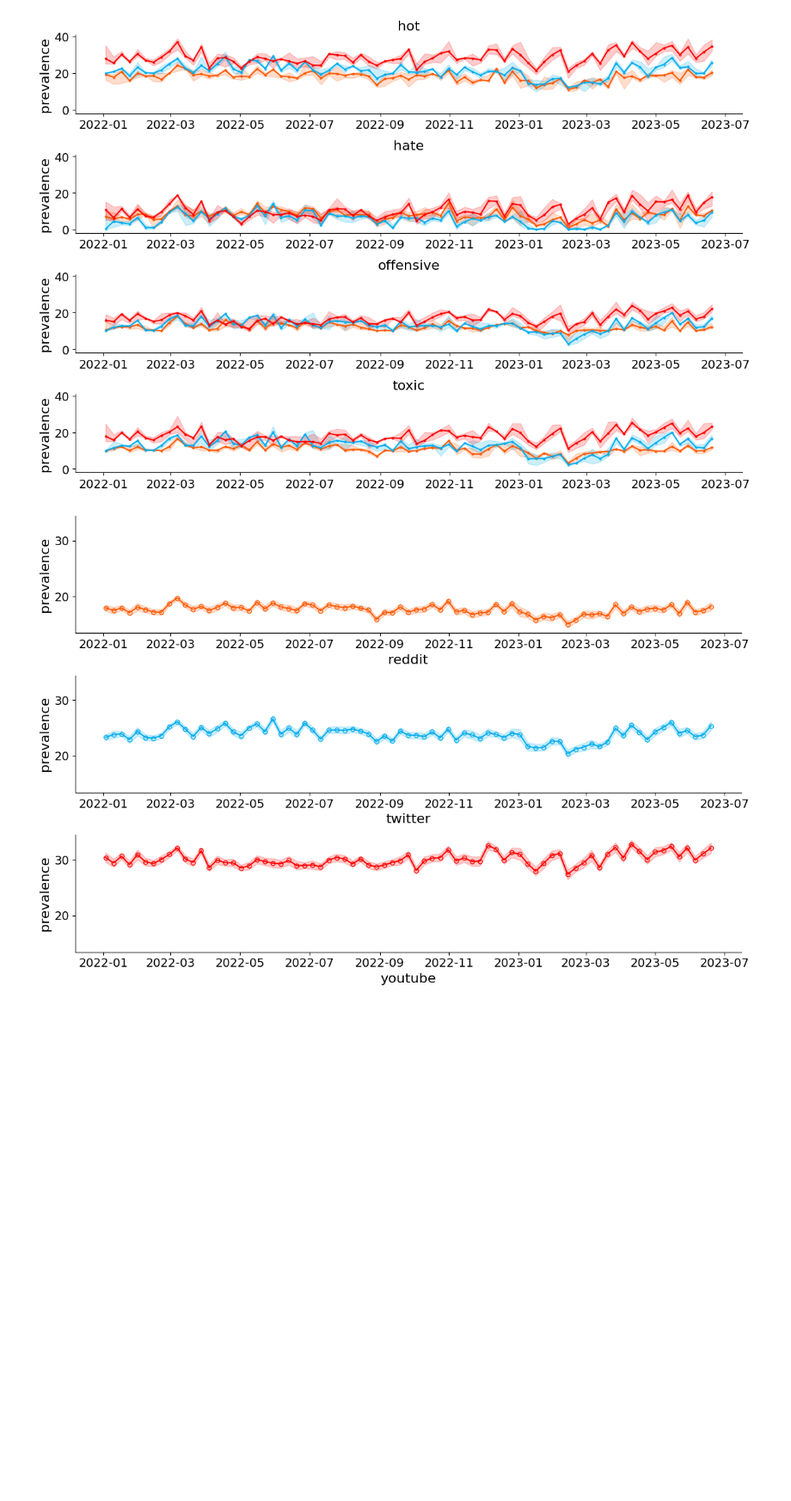
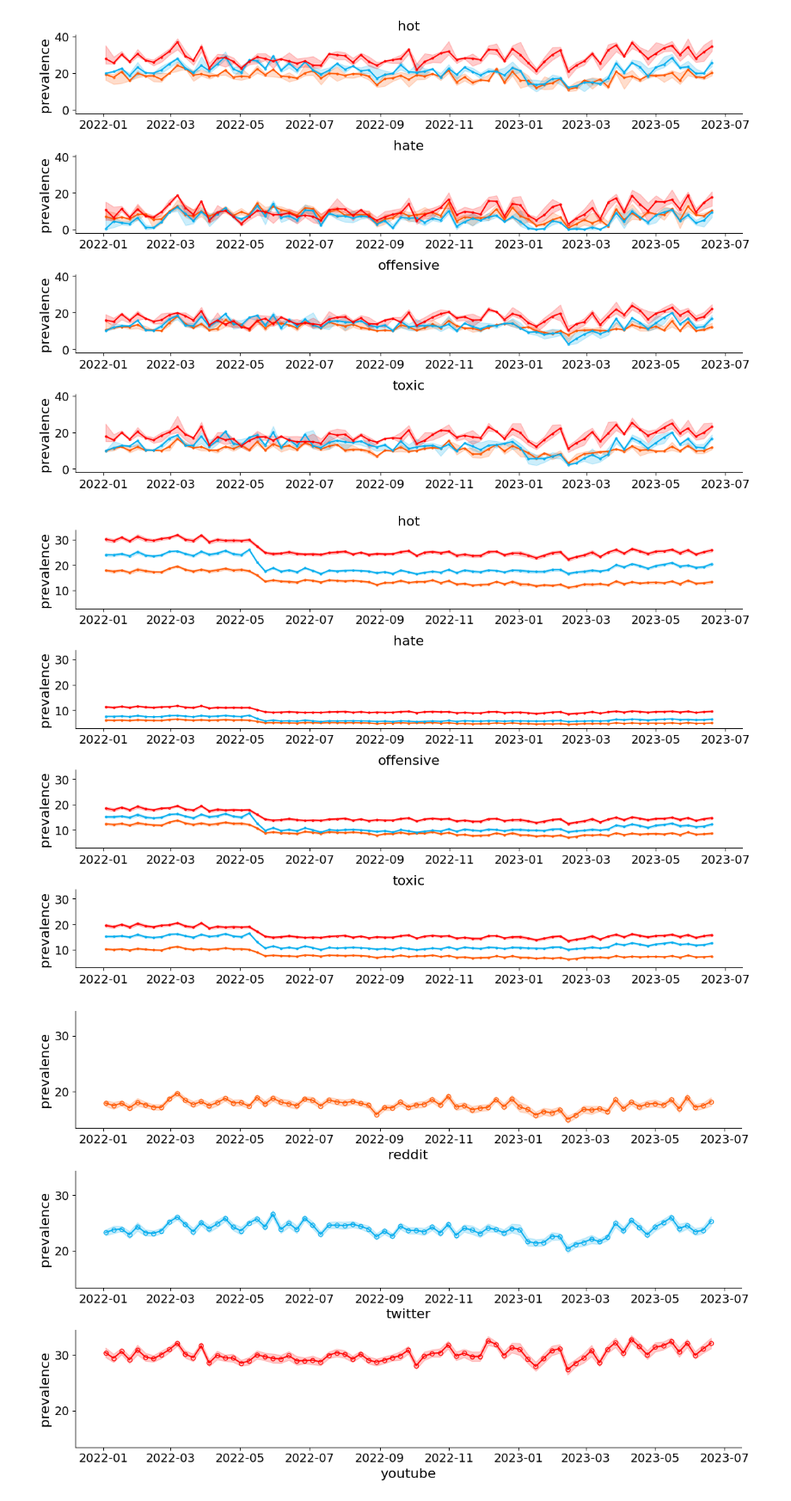
Before and after one commit to avalanchesiqi/pyquantifier, a Jupyter notebook: hot_speech/data_visualization.ipynb, the cells around one changed output. Shown at 86% size. Cells and saved outputs as stored; diff of their text form; code cells hidden in the pictures; blank space fills up the shorter version.

```diff
--- a/hot_speech/data_visualization.ipynb
+++ b/hot_speech/data_visualization.ipynb
@@ -61,6 +69,10 @@ ex_weekly_df.index = pd.to_datetime(ex_weekly_df.index)
 in_weekly_df = in_daily_df.resample('W-Mon').sum().reset_index()
 in_weekly_df.index = in_weekly_df.date
 in_weekly_df.index = pd.to_datetime(in_weekly_df.index)
+
+old_ex_weekly_df = old_ex_daily_df.resample('W-Mon').sum().reset_index()
+old_ex_weekly_df.index = old_ex_weekly_df.date
+old_ex_weekly_df.index = pd.to_datetime(old_ex_weekly_df.index)
 # %%
 visualize_time_series(ex_weekly_df)
 # %% [output]
@@ -69,6 +81,10 @@ visualize_time_series(ex_weekly_df)
 visualize_time_series(in_weekly_df)
 # %% [output]
 [figure]
+# %%
+visualize_time_series(old_ex_weekly_df)
+# %% [output]
+[figure, added]
 # %%
 def visualize_time_series2(data_df):
     fig, axes = plt.subplots(3, 1, figsize=(12, 8), sharey=True)
```
Also changed, not shown: parts of 6 cells of this notebook, 5 other files.
